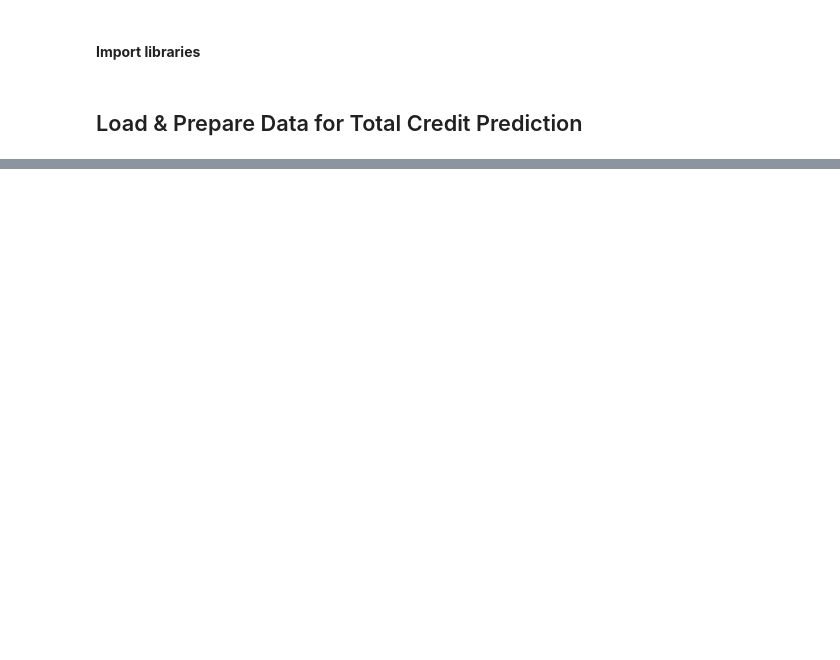
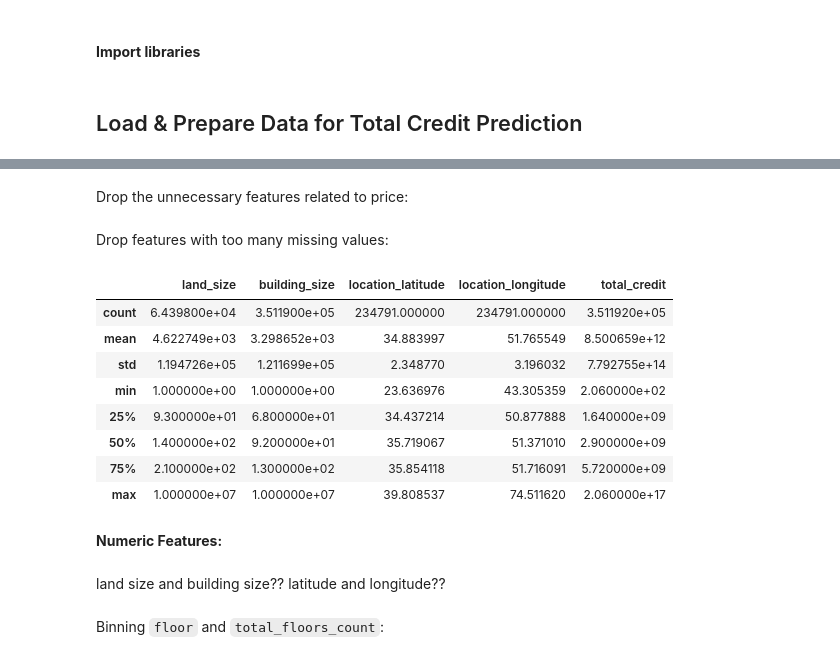
Before and after one commit to mehdirt/Divar-Project, a Jupyter notebook: Mahdi/ml_prediction_credit.ipynb, the cells around one changed output, grey strips where cells are left out. Drawn from its saved outputs; the diff is of its cells as text; code cells hidden in the pictures; blank space fills up the shorter version.

```diff
--- a/Mahdi/ml_prediction_credit.ipynb
+++ b/Mahdi/ml_prediction_credit.ipynb
@@ -37,0 +99,35 @@ def calculate_total_credit(rent, credit):
+# %%
+credit_data = credit_data.drop(['title', 'description', 'created_at_month', 'user_type', 'location_radius'], axis=1)
+# %% [markdown]
+Drop the unnecessary features related to price:
+# %%
+credit_data = credit_data.drop(
+    ['rent_mode', 'rent_to_single', 'rent_type', 'price_mode', 'credit_mode', 'rent_credit_transform',
+        'transformable_price', 'transformable_credit', 'transformed_credit', 'transformable_rent', 'transformed_rent'], axis=1)
+# %% [markdown]
+Drop features with too many missing values:
+# %%
+credit_data = credit_data.drop(
+    ['has_water', 'has_electricity', 'has_gas', 'regular_person_capacity', 'extra_person_capacity',
+    'cost_per_extra_person', 'rent_price_on_regular_days', 'rent_price_on_special_days', 'rent_price_at_weekends',
+    'property_type', 'deed_type', 'has_business_deed'], axis=1)
+# %%
+# Only numeric features
+credit_data.describe()
+# %% [output]
+|  | land_size | building_size | location_latitude | location_longitude | total_credit |
+| count | 6.439800e+04 | 3.511900e+05 | 234791.000000 | 234791.000000 | 3.511920e+05 |
+| mean | 4.622749e+03 | 3.298652e+03 | 34.883997 | 51.765549 | 8.500659e+12 |
+| std | 1.194726e+05 | 1.211699e+05 | 2.348770 | 3.196032 | 7.792755e+14 |
+| min | 1.000000e+00 | 1.000000e+00 | 23.636976 | 43.305359 | 2.060000e+02 |
+| 25% | 9.300000e+01 | 6.800000e+01 | 34.437214 | 50.877888 | 1.640000e+09 |
+| 50% | 1.400000e+02 | 9.200000e+01 | 35.719067 | 51.371010 | 2.900000e+09 |
+| 75% | 2.100000e+02 | 1.300000e+02 | 35.854118 | 51.716091 | 5.720000e+09 |
+| max | 1.000000e+07 | 1.000000e+07 | 39.808537 | 74.511620 | 2.060000e+17 |
+# %% [markdown]
+**Numeric Features:**
+# %% [markdown]
+land size and building size??
+latitude and longitude??
+# %% [markdown]
+Binning `floor` and `total_floors_count`:
```
Also changed, not shown: parts of 58 cells of this notebook.
